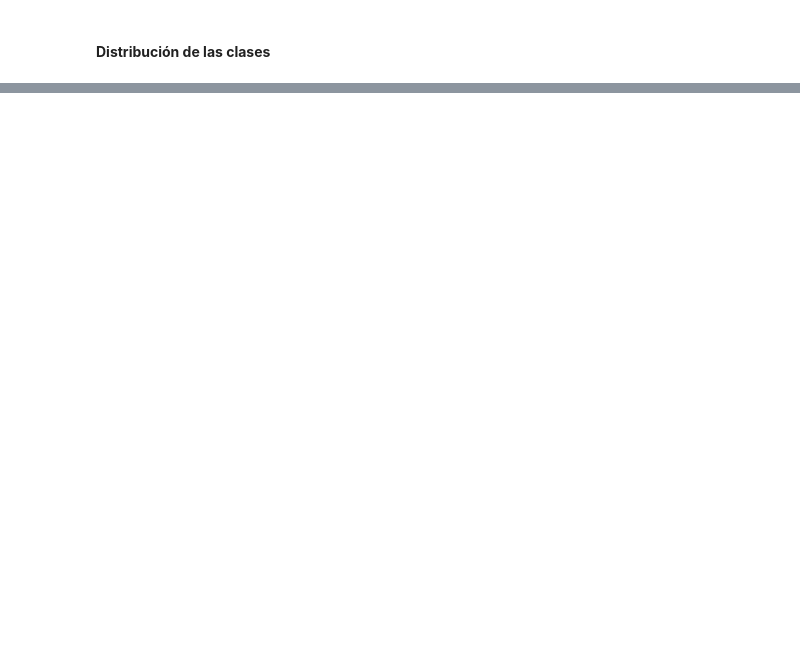
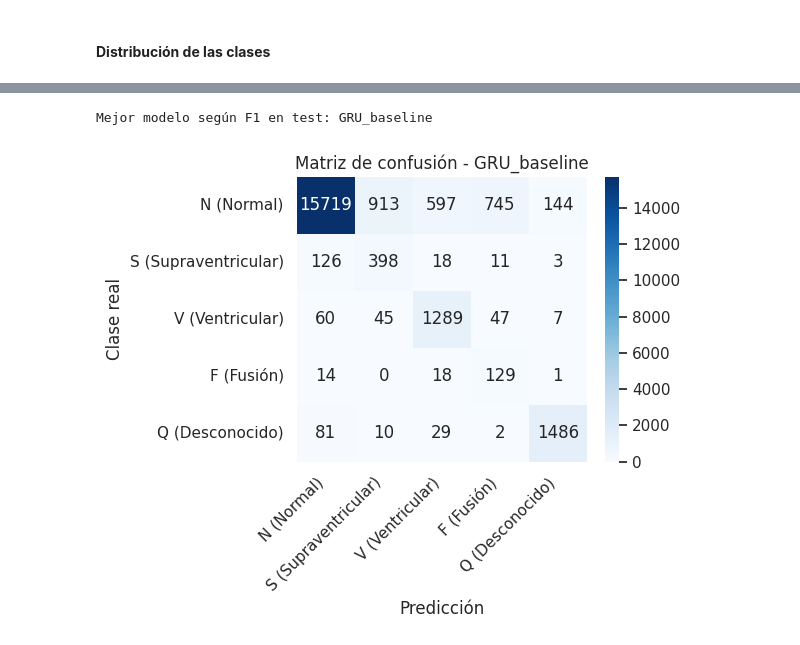
Before and after one commit to octarevetria/Taller_DL, a Jupyter notebook: RNN/RNN_Heartbeat.ipynb, the cells around one changed output, grey strips where cells are left out. Saved outputs shown, nothing was run; the diff lists cells and outputs as text; code cells hidden in the pictures; blank space fills up the shorter version.

```diff
--- a/RNN/RNN_Heartbeat.ipynb
+++ b/RNN/RNN_Heartbeat.ipynb
@@ -343,0 +597,12 @@ Test -> Loss: 0.1579 Acc: 0.953 F1: 0.947
+# %%
+# !pip install wandb
+
+import wandb
+
+# wandb.login()
+
+
+wandb_project = "heartbeat-rnn-final"
+wandb_entity = None
+
+print(f"wandb listo. Proyecto: {wandb_project}")
@@ -343,0 +841,31 @@ Test -> Loss: 0.1579 Acc: 0.953 F1: 0.947
+# %%
+# Matriz de confusión del mejor modelo
+
+best_row = results_df.sort_values("Test F1", ascending=False).iloc[0]
+best_name = best_row["Modelo"]
+print(f"Mejor modelo según F1 en test: {best_name}")
+
+best_metrics = all_results[best_name]["test_metrics"]
+y_true = best_metrics["y_true"]
+y_pred = best_metrics["y_pred"]
+
+cm = confusion_matrix(y_true, y_pred, labels=[0, 1, 2, 3, 4])
+
+plt.figure(figsize=(6, 5))
+sns.heatmap(
+    cm,
+    annot=True,
+    fmt="d",
+    cmap="Blues",
+    xticklabels=[class_names[i] for i in range(5)],
+    yticklabels=[class_names[i] for i in range(5)],
+)
+plt.xlabel("Predicción")
+plt.ylabel("Clase real")
+plt.title(f"Matriz de confusión - {best_name}")
+plt.xticks(rotation=45, ha="right")
+plt.tight_layout()
+plt.show()
+# %% [output]
+Mejor modelo según F1 en test: GRU_baseline
+[figure, added]
```
Also changed, not shown: parts of 44 cells of this notebook, 2 other files.
